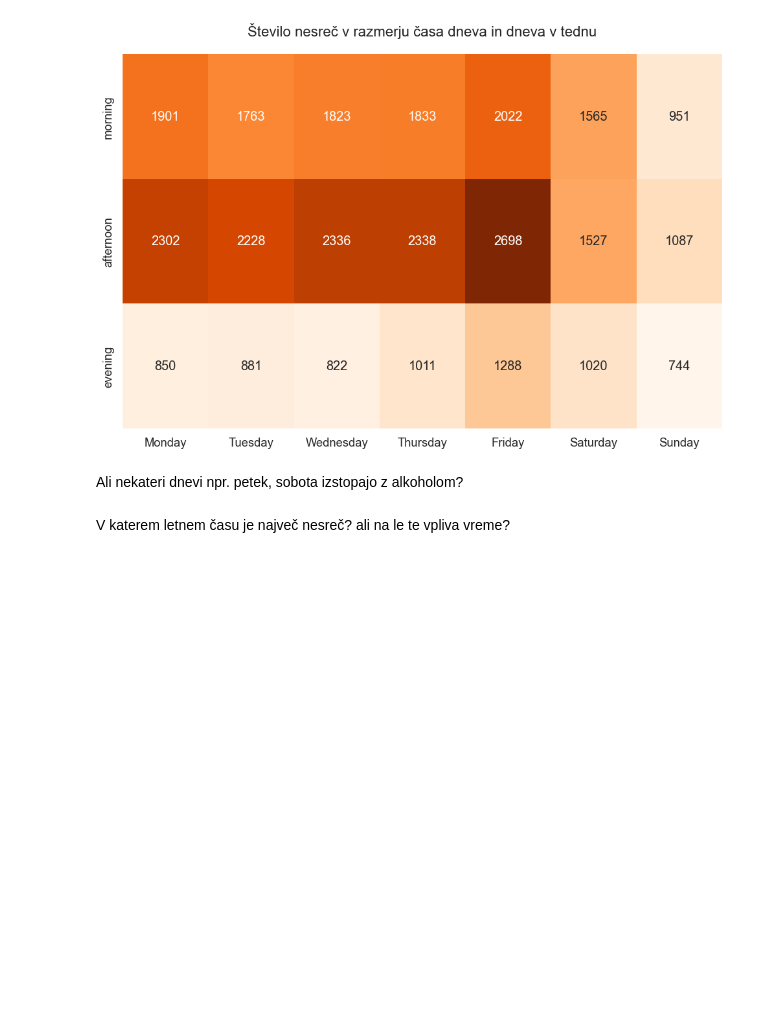
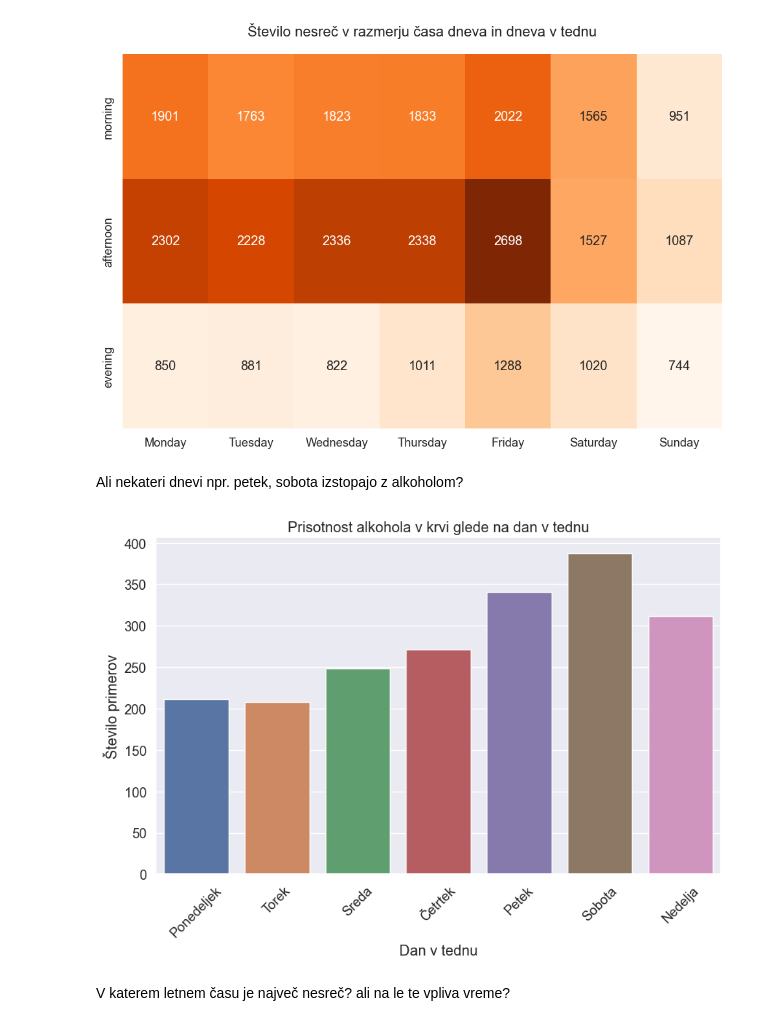
Before and after one commit to TilenS2002/PR22NPJINBMCTS, a Jupyter notebook: Koda poročila.ipynb, the cells around one changed output. Drawn from its saved outputs; the diff is of its cells as text; code cells hidden in the pictures; blank space fills up the shorter version.

```diff
--- a/Koda poročila.ipynb
+++ b/Koda poročila.ipynb
@@ -291,7 +272,41 @@ zvečer: 20.05%
 # %% [markdown]
 Ali nekateri dnevi npr. petek, sobota izstopajo z alkoholom?
 # %%
-# mejbi todo
+faktor_oseb = pd.read_csv('./baze/manjse/FaktorOseb.csv')
+cas = pd.read_csv('./baze/manjse/Cas.csv')
+faktor_oseb_subset = faktor_oseb[['ZaporednaStevilkaOsebeVPN', 'UporabaVarnostnegaPasu', 'VrednostAlkotesta', 'VrednostStrokovnegaPregleda']]
+cas_subset = cas[['ZaporednaStevilkaOsebeVPN', 'DatumPN']]
+
+podatki = pd.merge(faktor_oseb_subset, cas_subset, on='ZaporednaStevilkaOsebeVPN', how='left')
+
+podatki['DatumPN'] = pd.to_datetime(podatki['DatumPN'], format='%d.%m.%Y')
+
+dnevi_v_tednu = {
+    'Monday': 'Ponedeljek',
+    'Tuesday': 'Torek',
+    'Wednesday': 'Sreda',
+    'Thursday': 'Četrtek',
+    'Friday': 'Petek',
+    'Saturday': 'Sobota',
+    'Sunday': 'Nedelja'
+}
+podatki['DanVtednu'] = podatki['DatumPN'].dt.day_name().map(dnevi_v_tednu)
+podatki['VrednostAlkotesta'] = podatki['VrednostAlkotesta'].astype(str).str.replace(',', '.').astype(float)
+podatki['AlkoholPrisoten'] = podatki['VrednostAlkotesta'].apply(lambda x: 1 if x > 0 else 0)
+podatki = podatki[podatki['AlkoholPrisoten'] == 1]
+
+
+uredjeni_dnevi = ['Ponedeljek', 'Torek', 'Sreda', 'Četrtek', 'Petek', 'Sobota', 'Nedelja']
+podatki['DanVtednu'] = pd.Categorical(podatki['DanVtednu'], categories=uredjeni_dnevi, ordered=True)
+plt.figure(figsize=(10, 6))
+sns.countplot(x='DanVtednu', data=podatki)
+plt.title('Prisotnost alkohola v krvi glede na dan v tednu')
+plt.xlabel('Dan v tednu')
+plt.ylabel('Število primerov')
+plt.xticks(rotation=45)
+plt.show()
+# %% [output]
+[figure, added]
 # %% [markdown]
 V katerem letnem času je največ nesreč? ali na le te vpliva vreme?
 # %%
```
Also changed, not shown: parts of 9 cells of this notebook.
